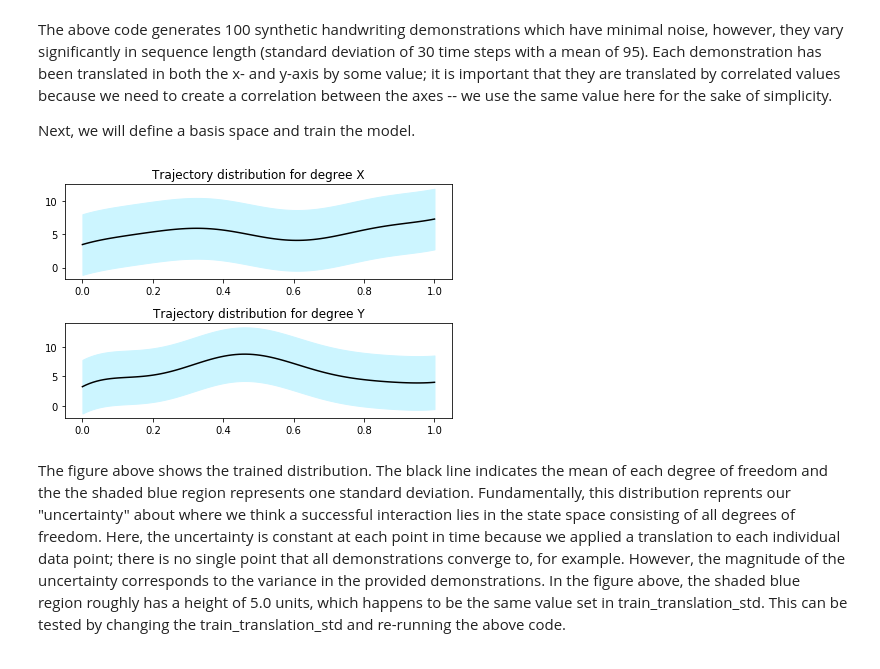
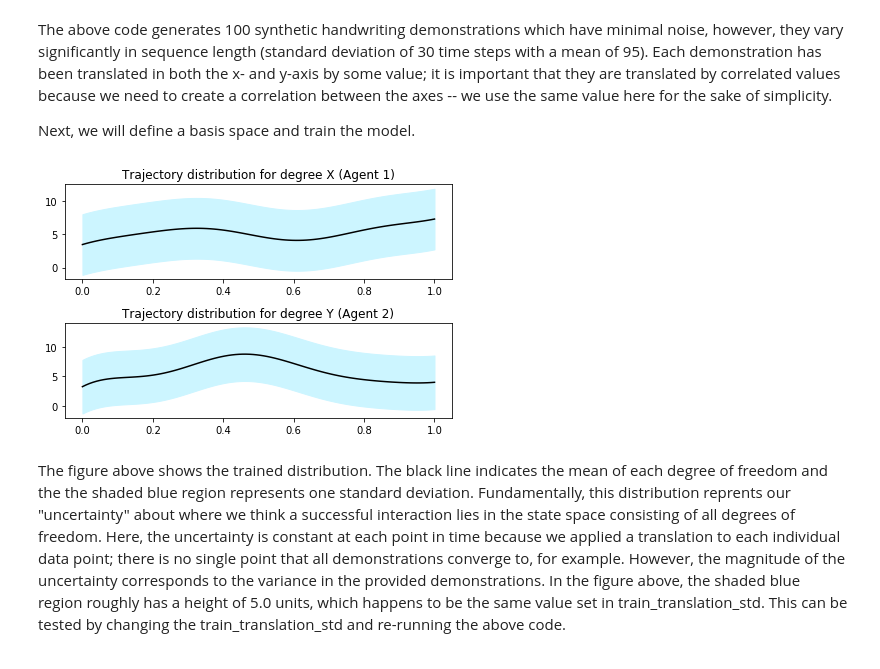
Before and after one commit to ir-lab/intprim, a Jupyter notebook: docs/notebooks/2_quickstart.ipynb, the cells around one changed output. Saved outputs shown, nothing was run; the diff lists cells and outputs as text; code cells hidden in the pictures.

```diff
--- a/docs/notebooks/2_quickstart.ipynb
+++ b/docs/notebooks/2_quickstart.ipynb
@@ -48,23 +48,23 @@ Each demonstration has been translated in both the x- and y-axis by some value;
 Next, we will define a basis space and train the model.
 # %%
 # Define the data axis names.
-dof_names = np.array(["X", "Y"])
+dof_names = np.array(["X (Agent 1)", "Y (Agent 2)"])
 
 # Decompose the handwriting trajectories to a basis space with 8 uniformly distributed Gaussian functions and a variance of 0.1.
 basis_model = intprim.basis.GaussianModel(8, 0.1, dof_names)
 
 # Initialize a BIP instance.
 primitive = intprim.BayesianInteractionPrimitive(basis_model)
 
 # Train the model.
 for trajectory in training_trajectories:
     primitive.add_demonstration(trajectory)
 
 # Plot the distribution of the trained model.
 mean, upper_bound, lower_bound = primitive.get_probability_distribution()
 intprim.util.visualization.plot_distribution(dof_names, mean, upper_bound, lower_bound)
 # %% [output]
-[figure, old version]
+[figure, new version]
 # %% [markdown]
 The figure above shows the trained distribution.
 The black line indicates the mean of each degree of freedom and the the shaded blue region represents one standard deviation.
```
Also changed, not shown: parts of 1 cell of this notebook, 16 other files.
